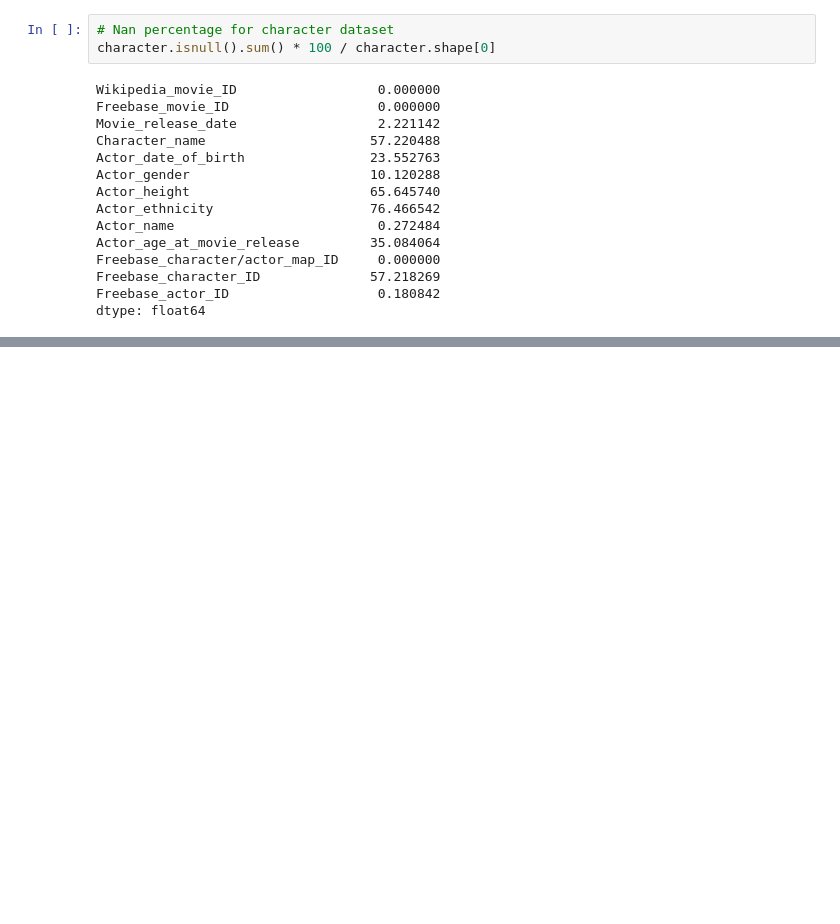
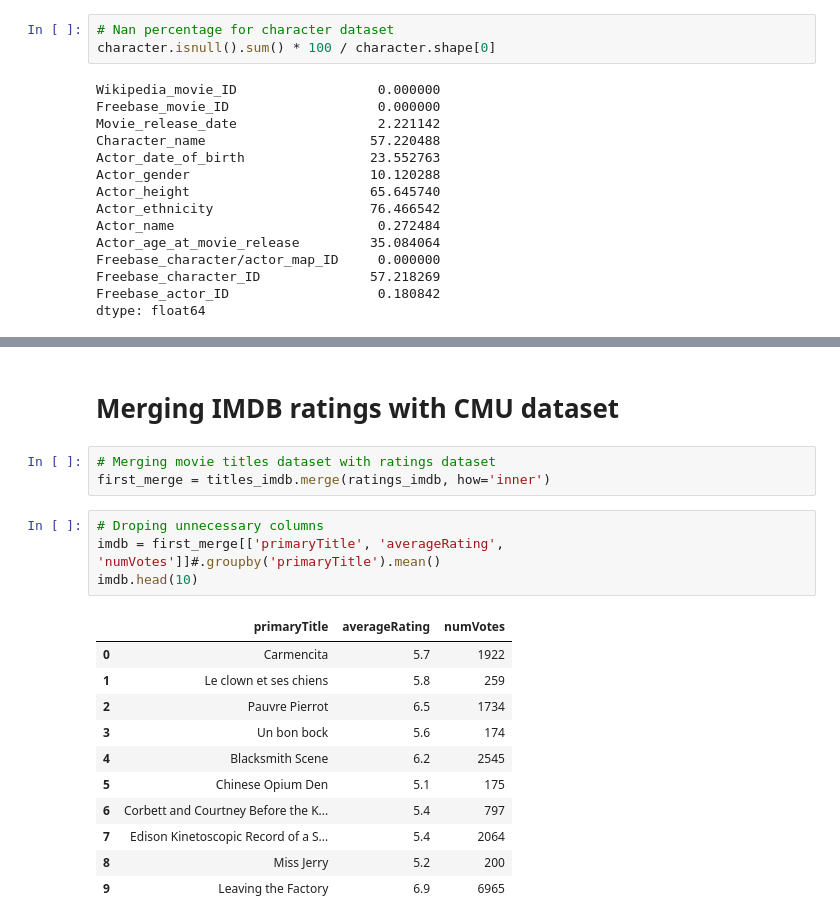
Before and after one commit to epfl-ada/ada-2022-project-earthnet, a Jupyter notebook: src/Project.ipynb, the cells around one changed output, grey strips where cells are left out. Cells and saved outputs as stored; diff of their text form; blank space fills up the shorter version.

Commit message:
Merged IMDB rating to movie dataset

```diff
--- a/src/Project.ipynb
+++ b/src/Project.ipynb
@@ -416,0 +169,21 @@ dt.head(50)
+# %% [markdown]
+# Merging IMDB ratings with CMU dataset
+# %%
+# Merging movie titles dataset with ratings dataset
+first_merge = titles_imdb.merge(ratings_imdb, how='inner')
+# %%
+# Droping unnecessary columns
+imdb = first_merge[['primaryTitle', 'averageRating', 'numVotes']]#.groupby('primaryTitle').mean()
+imdb.head(10)
+# %% [output]
+|  | primaryTitle | averageRating | numVotes |
+| 0 | Carmencita | 5.7 | 1922 |
+| 1 | Le clown et ses chiens | 5.8 | 259 |
+| 2 | Pauvre Pierrot | 6.5 | 1734 |
+| 3 | Un bon bock | 5.6 | 174 |
+| 4 | Blacksmith Scene | 6.2 | 2545 |
+| 5 | Chinese Opium Den | 5.1 | 175 |
+| 6 | Corbett and Courtney Before the K... | 5.4 | 797 |
+| 7 | Edison Kinetoscopic Record of a S... | 5.4 | 2064 |
+| 8 | Miss Jerry | 5.2 | 200 |
+| 9 | Leaving the Factory | 6.9 | 6965 |
```
Also changed, not shown: parts of 46 cells of this notebook, 2 other files.
